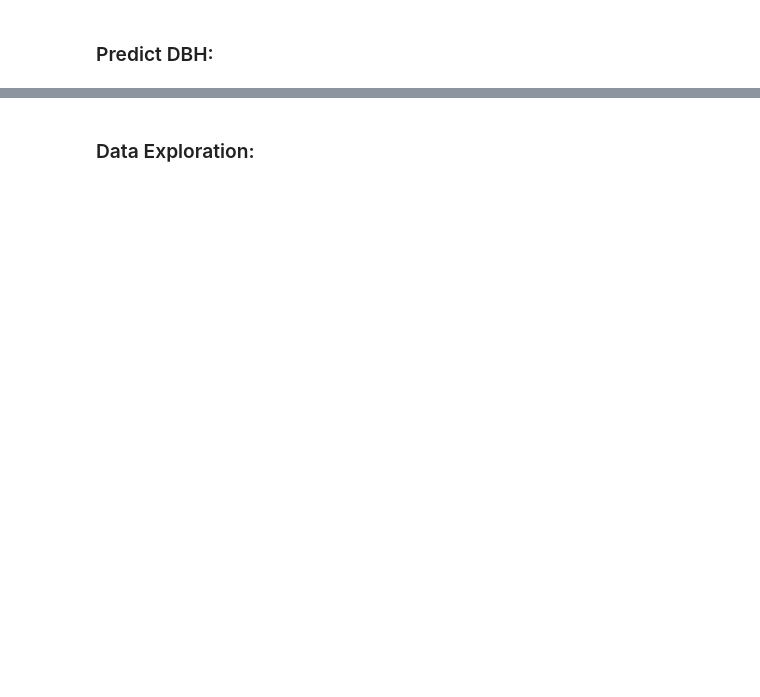
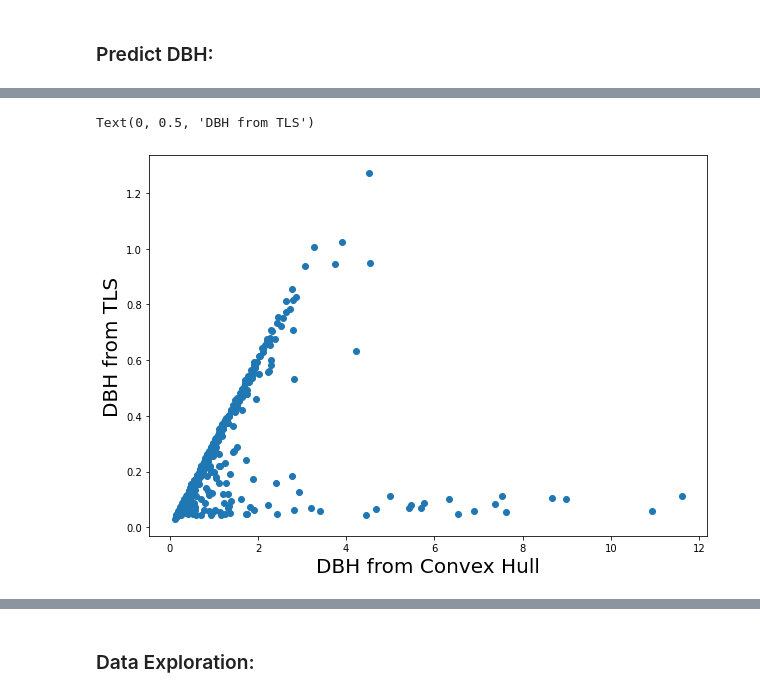
Before and after one commit to sabinenix/CloudDBH, a Jupyter notebook: CloudDBH.ipynb, the cells around one changed output, grey strips where cells are left out. Saved outputs shown, nothing was run; the diff lists cells and outputs as text; code cells hidden in the pictures; blank space fills up the shorter version.

```diff
--- a/CloudDBH.ipynb
+++ b/CloudDBH.ipynb
@@ -515,15 +571,16 @@ df_dbh.head()
 # %% [markdown]
 ### Predict DBH:
 # %%
-treedata = pd.read_csv(tree_csv_path)
+treecsv = pd.read_csv(tree_csv_path)
 
-#print column names
-treedata.columns.values
 
-treedata = treedata[['TLS_ID','stemlocx_[m]', 'stemlocy_[m]', 'DBH_TLS_[m]',
+treecsv = treecsv[['TLS_ID','stemlocx_[m]', 'stemlocy_[m]', 'DBH_TLS_[m]',
                     'Hgt_pts_[m]', 'VerticalCrownProjectedArea_pts_[m2]', 'Vol_QSM_avg_[m3]',
                     'Vol_QSM_D0_25mm_avg_[m3]', 'Vol_QSM_D25_50mm_avg_[m3]', 'Vol_QSM_D50_75mm_avg_[m3]',
                     'Vol_QSM_D75_100mm_avg_[m3]', 'Vol_QSM_D100_200mm_avg_[m3]', 'Vol_QSM_D200_500mm_avg_[m3]',
                     'Vol_QSM_D500_1000mm_avg_[m3]', 'Vol_QSM_D1000mm_avg_[m3]']]
 
+
+treedata = pd.merge(df_dbh, treecsv, on ='TLS_ID')
+
 treedata.head()
@@ -530,6 +594,15 @@ treedata.head()
 # %%
 # select only single stem trees from csv
-ss_treedata = treedata[treedata[['TLS_ID']].apply(lambda x: x[-1].isdigit(), axis=1)]
+#ss_treedata = treecsv[treecsv[['TLS_ID']].apply(lambda x: x[-1].isdigit(), axis=1)]
+
+
+plt.figure(figsize=(10,7))
+plt.scatter(treedata['DBH_CV'], treedata['DBH_TLS_[m]'])
+plt.xlabel('DBH from Convex Hull', fontsize=20)
+plt.ylabel('DBH from TLS', fontsize=20)
+# %% [output]
+Text(0, 0.5, 'DBH from TLS')
+[figure, added]
 # %%
 #https://towardsdatascience.com/random-forest-in-python-24d0893d51c0
 
```
Also changed, not shown: parts of 17 cells of this notebook.
